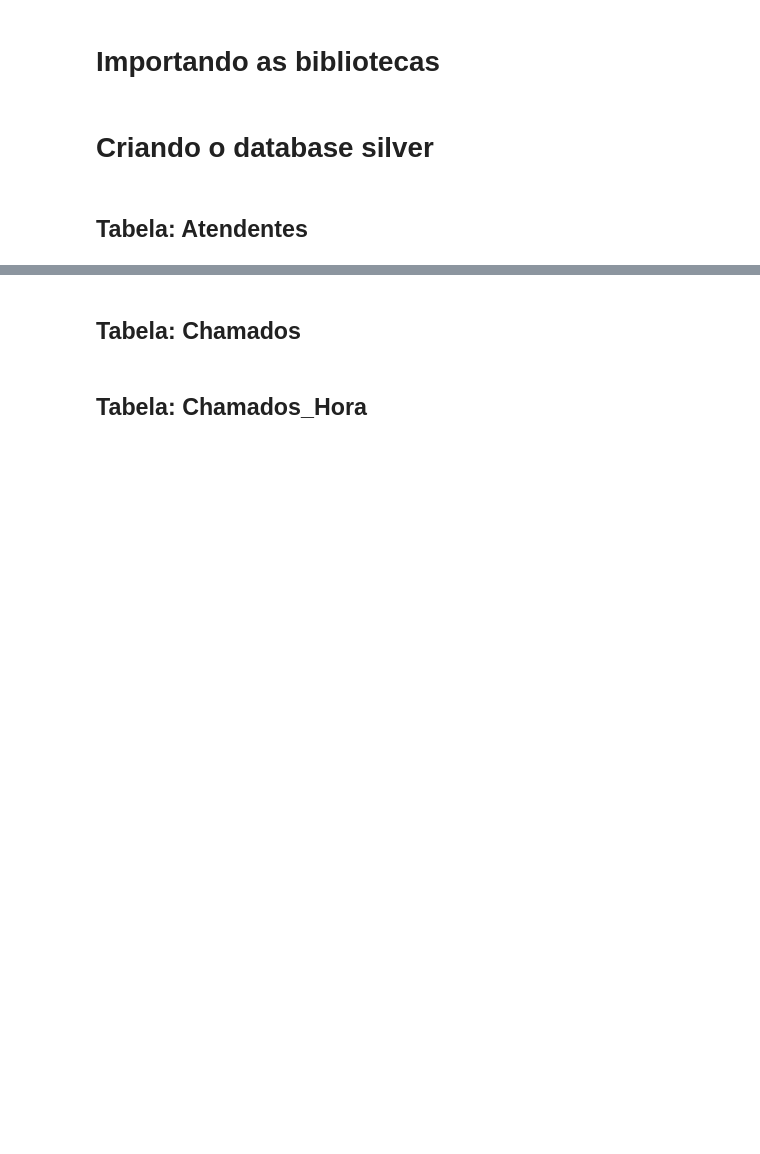
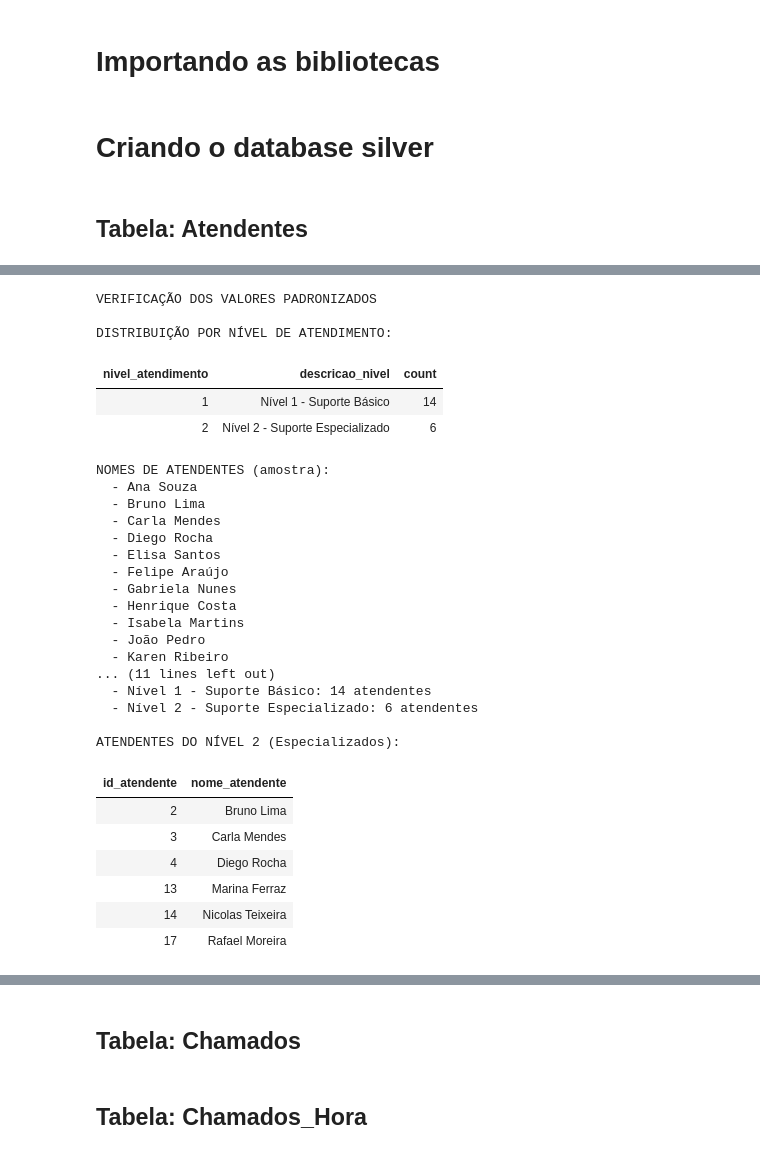
Before and after one commit to ThyagoSnt/RocketLabDados-2025.2-Projeto, a Jupyter notebook: notebooks/bronze_to_silver.ipynb, the cells around one changed output, grey strips where cells are left out. Saved outputs shown, nothing was run; the diff lists cells and outputs as text; code cells hidden in the pictures; blank space fills up the shorter version.

```diff
--- a/notebooks/bronze_to_silver.ipynb
+++ b/notebooks/bronze_to_silver.ipynb
@@ -18,0 +97,52 @@ CREATE DATABASE IF NOT EXISTS silver;
+# %%
+# VERIFICAÇÃO DOS VALORES PADRONIZADOS
+
+print("VERIFICAÇÃO DOS VALORES PADRONIZADOS")
+
+print("\nDISTRIBUIÇÃO POR NÍVEL DE ATENDIMENTO:")
+distribuicao_nivel = df_atendentes_silver.groupBy("nivel_atendimento", "descricao_nivel").count().orderBy("nivel_atendimento")
+display(distribuicao_nivel)
+
+print("\nNOMES DE ATENDENTES (amostra):")
+nomes_amostra = df_atendentes_silver.select("nome_atendente").collect()
+for nome in nomes_amostra:
+    print(f"  - {nome['nome_atendente']}")
+
+print(f"\nTOTAL DE ATENDENTES POR NÍVEL:")
+for row in distribuicao_nivel.collect():
+    print(f"  - {row['descricao_nivel']}: {row['count']} atendentes")
+
+print(f"\nATENDENTES DO NÍVEL 2 (Especializados):")
+nivel_2 = df_atendentes_silver.filter(F.col("nivel_atendimento") == 2).select("id_atendente", "nome_atendente")
+display(nivel_2)
+# %% [output]
+VERIFICAÇÃO DOS VALORES PADRONIZADOS
+
+DISTRIBUIÇÃO POR NÍVEL DE ATENDIMENTO:
+| nivel_atendimento | descricao_nivel | count |
+| 1 | Nível 1 - Suporte Básico | 14 |
+| 2 | Nível 2 - Suporte Especializado | 6 |
+NOMES DE ATENDENTES (amostra):
+  - Ana Souza
+  - Bruno Lima
+  - Carla Mendes
+  - Diego Rocha
+  - Elisa Santos
+  - Felipe Araújo
+  - Gabriela Nunes
+  - Henrique Costa
+  - Isabela Martins
+  - João Pedro
+  - Karen Ribeiro
+... (11 lines left out)
+  - Nível 1 - Suporte Básico: 14 atendentes
+  - Nível 2 - Suporte Especializado: 6 atendentes
+
+ATENDENTES DO NÍVEL 2 (Especializados):
+| id_atendente | nome_atendente |
+| 2 | Bruno Lima |
+| 3 | Carla Mendes |
+| 4 | Diego Rocha |
+| 13 | Marina Ferraz |
+| 14 | Nicolas Teixeira |
+| 17 | Rafael Moreira |
```
Also changed, not shown: parts of 28 cells of this notebook.
